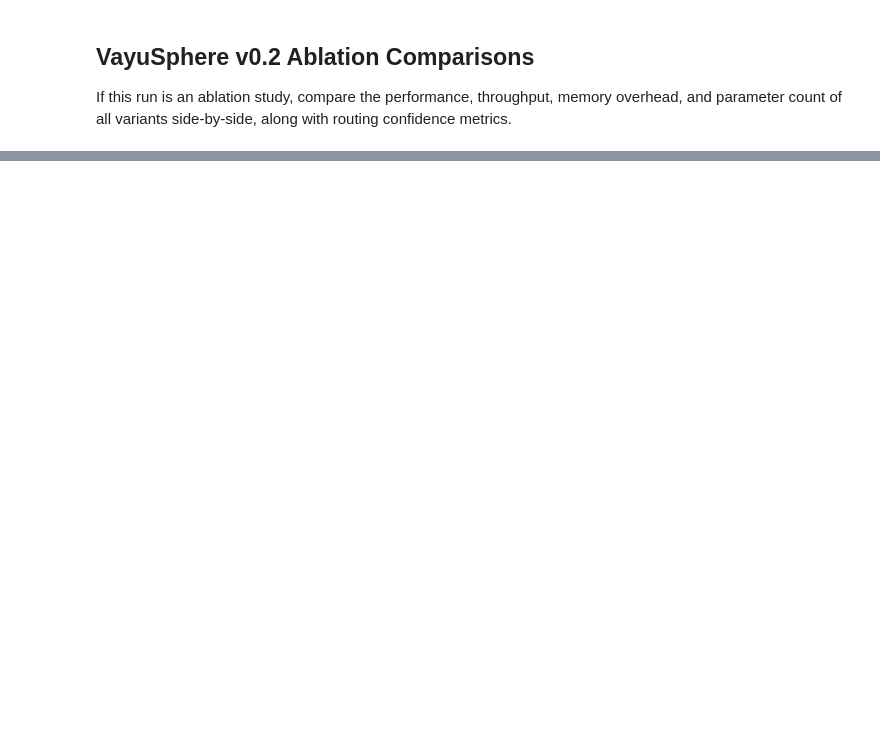
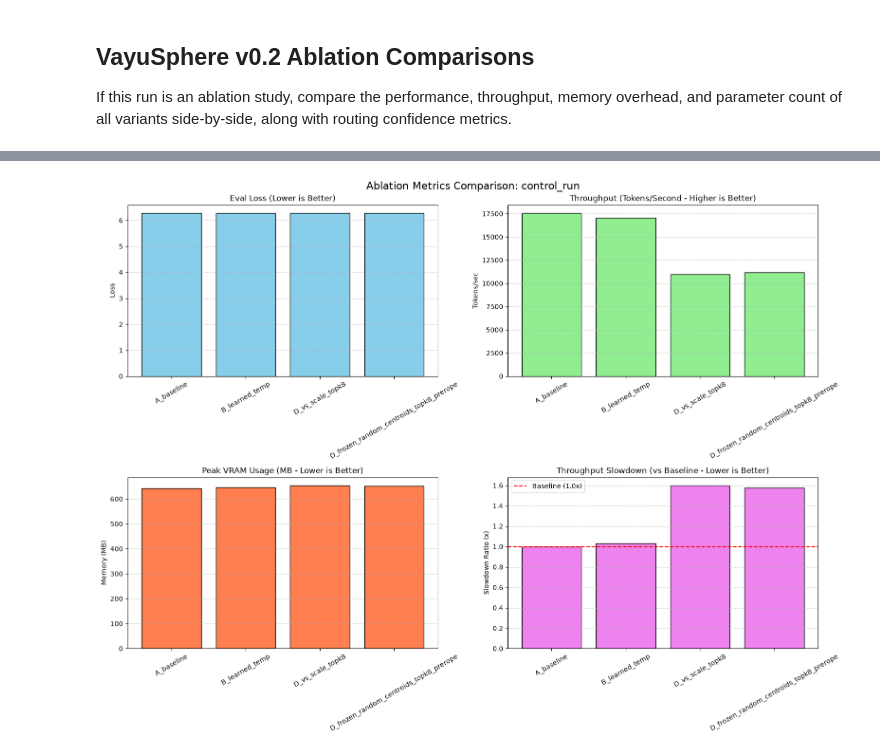
Before and after one commit to divyang4481/ASTRA-LM, a Jupyter notebook: notebooks/analyze_experiments.ipynb, the cells around one changed output, grey strips where cells are left out. Drawn from its saved outputs; the diff is of its cells as text; code cells hidden in the pictures; blank space fills up the shorter version.

```diff
--- a/notebooks/analyze_experiments.ipynb
+++ b/notebooks/analyze_experiments.ipynb
@@ -245,3 +270,80 @@ if run_to_analyze:
+# %%
+if run_to_analyze:
+    # Look for ablation_results.csv first, fallback to reevaluation_results.csv if present
+    summary_file = os.path.join(run_to_analyze, "ablation_results.csv")
+    reeval_file = os.path.join(run_to_analyze, "reevaluation_results.csv")
+
+    df_summary = None
+    if os.path.exists(summary_file):
+        df_summary = pd.read_csv(summary_file)
+
+    df_reeval = None
+    if os.path.exists(reeval_file):
+        df_reeval = pd.read_csv(reeval_file)
+
+    # We will plot using df_summary or df_reeval
+    plot_df = df_summary if df_summary is not None else df_reeval
+
+    if plot_df is not None and not plot_df.empty:
+        # Determine if we should plot slowdown
+        has_slowdown = 'slowdown_vs_baseline' in plot_df.columns
+
+        # Handle multi-seed naming
+        plot_df = plot_df.copy()
+        if 'seed' in plot_df.columns:
+            plot_df['plot_name'] = plot_df['name'] + " (" + plot_df['seed'].astype(str) + ")"
+            x_col = 'plot_name'
+        else:
+            x_col = 'name'
+
+        fig, axes = plt.subplots(2, 2, figsize=(16, 12))
+
+        # 1. Eval Loss comparison (using df_reeval if available since it is more accurate)
+        loss_df = df_reeval if df_reeval is not None else plot_df
+        loss_df = loss_df.copy()
+        if 'seed' in loss_df.columns:
+            loss_df['plot_name'] = loss_df['name'] + " (" + loss_df['seed'].astype(str) + ")"
+            loss_x_col = 'plot_name'
+        else:
+            loss_x_col = 'name'
+
+        axes[0, 0].bar(loss_df[loss_x_col], loss_df['loss'], color='skyblue', edgecolor='black')
+        axes[0, 0].set_title("Eval Loss (Lower is Better)")
+        axes[0, 0].set_ylabel("Loss")
+        axes[0, 0].tick_params(axis='x', rotation=30)
+        axes[0, 0].grid(True, axis='y', linestyle='--', alpha=0.7)
+
+        # 2. Throughput comparison
+        if 'tokens_per_sec' in plot_df.columns:
+            axes[0, 1].bar(plot_df[x_col], plot_df['tokens_per_sec'], color='lightgreen', edgecolor='black')
+            axes[0, 1].set_title("Throughput (Tokens/Second - Higher is Better)")
+            axes[0, 1].set_ylabel("Tokens/sec")
+            axes[0, 1].tick_params(axis='x', rotation=30)
+            axes[0, 1].grid(True, axis='y', linestyle='--', alpha=0.7)
+
+        # 3. Peak VRAM memory
+        if 'peak_mem_mb' in plot_df.columns:
+            axes[1, 0].bar(plot_df[x_col], plot_df['peak_mem_mb'], color='coral', edgecolor='black')
+            axes[1, 0].set_title("Peak VRAM Usage (MB - Lower is Better)")
+            axes[1, 0].set_ylabel("Memory (MB)")
+            axes[1, 0].tick_params(axis='x', rotation=30)
+            axes[1, 0].grid(True, axis='y', linestyle='--', alpha=0.7)
+
+        # 4. Throughput Slowdown
+        if has_slowdown:
+            axes[1, 1].bar(plot_df[x_col], plot_df['slowdown_vs_baseline'], color='violet', edgecolor='black')
+            axes[1, 1].set_title("Throughput Slowdown (vs Baseline - Lower is Better)")
+            axes[1, 1].set_ylabel("Slowdown Ratio (x)")
+            axes[1, 1].axhline(y=1.0, color='red', linestyle='--', label='Baseline (1.0x)')
+            axes[1, 1].tick_params(axis='x', rotation=30)
+            axes[1, 1].grid(True, axis='y', linestyle='--', alpha=0.7)
+            axes[1, 1].legend()
+
+        plt.suptitle(f"Ablation Metrics Comparison: {os.path.basename(run_to_analyze)}", fontsize=16, y=0.98)
+        plt.tight_layout()
+        plt.show()
+# %% [output]
+[figure, added]
 # %%
 if run_to_analyze:
     subdirs = [d for d in os.listdir(run_to_analyze) if os.path.isdir(os.path.join(run_to_analyze, d))]
```
Also changed, not shown: parts of 8 cells of this notebook, 7 other files.
